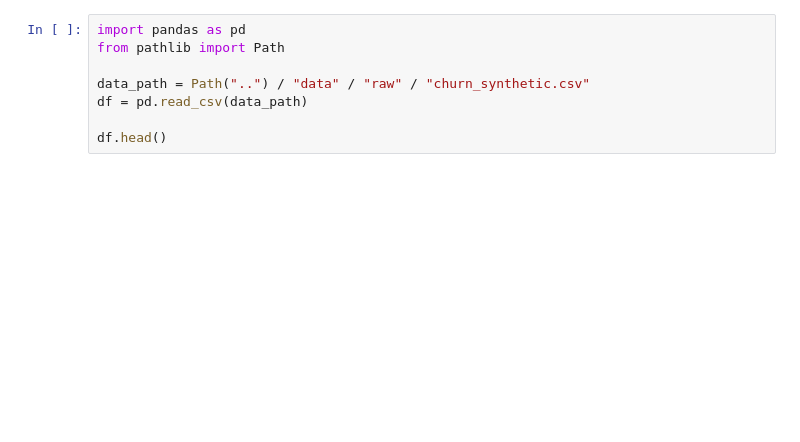
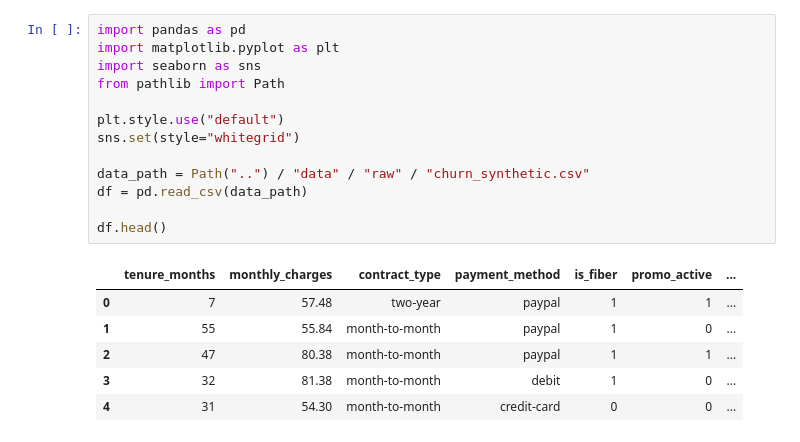
Before and after one commit to 2005leo/proyecto-python-churn, a Jupyter notebook: notebooks/01_eda.ipynb, the cells around one changed output. Saved outputs shown, nothing was run; the diff lists cells and outputs as text; blank space fills up the shorter version.

```diff
--- a/notebooks/01_eda.ipynb
+++ b/notebooks/01_eda.ipynb
@@ -1,11 +1,23 @@
 # %%
 import pandas as pd
+import matplotlib.pyplot as plt
+import seaborn as sns
 from pathlib import Path
+
+plt.style.use("default")
+sns.set(style="whitegrid")
 
 data_path = Path("..") / "data" / "raw" / "churn_synthetic.csv"
 df = pd.read_csv(data_path)
 
 df.head()
+# %% [output]
+|  | tenure_months | monthly_charges | contract_type | payment_method | is_fiber | promo_active | ... |
+| 0 | 7 | 57.48 | two-year | paypal | 1 | 1 | ... |
+| 1 | 55 | 55.84 | month-to-month | paypal | 1 | 0 | ... |
+| 2 | 47 | 80.38 | month-to-month | paypal | 1 | 1 | ... |
+| 3 | 32 | 81.38 | month-to-month | debit | 1 | 0 | ... |
+| 4 | 31 | 54.30 | month-to-month | credit-card | 0 | 0 | ... |
 # %%
 df.info()
 df.describe(include="all").T
```
Also changed, not shown: parts of 6 cells of this notebook.
